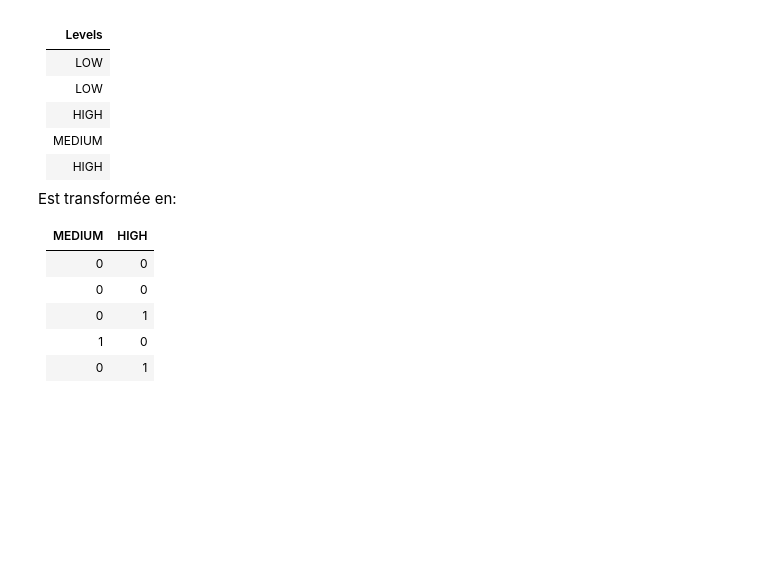
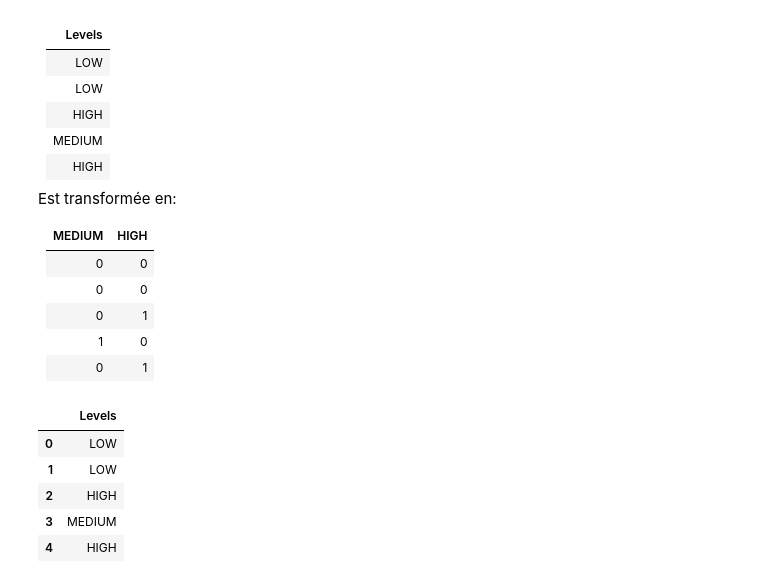
Before and after one commit to mgirardot/CoursDataScience, a Jupyter notebook: Data_Preparation.ipynb, the cells around one changed output. Saved outputs shown, nothing was run; the diff lists cells and outputs as text; code cells hidden in the pictures; blank space fills up the shorter version.

```diff
--- a/Data_Preparation.ipynb
+++ b/Data_Preparation.ipynb
@@ -404,3 +405,13 @@ Est transformée en:
 |       0 |       1 |
 |       1 |       0 |
 |       0 |       1 |
+# %%
+ex_df = pd.DataFrame({"Levels":["LOW","LOW","HIGH","MEDIUM","HIGH"]})
+ex_df
+# %% [output]
+|  | Levels |
+| 0 | LOW |
+| 1 | LOW |
+| 2 | HIGH |
+| 3 | MEDIUM |
+| 4 | HIGH |
```
Also changed, not shown: parts of 10 cells of this notebook.
